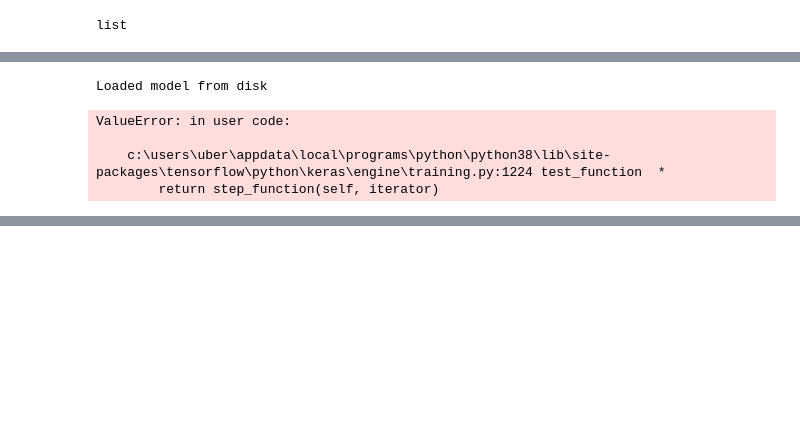
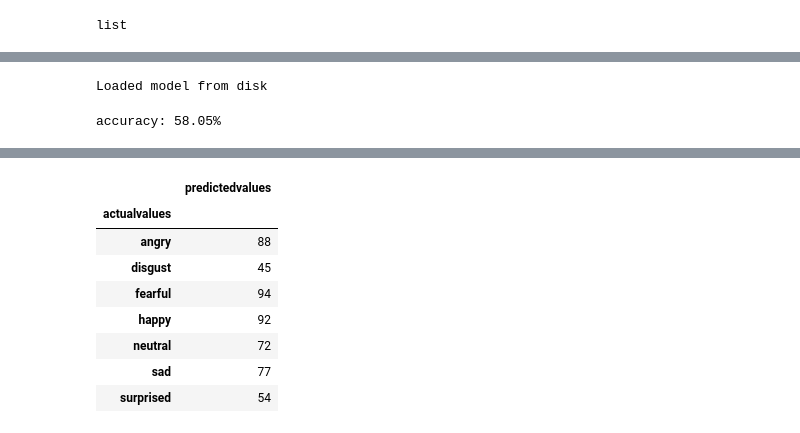
Before and after one commit to Bahaabrougui/Mood-Recognizer-from-Speech, a Jupyter notebook: Mood_recognition.ipynb, the cells around one changed output, grey strips where cells are left out. Cells and saved outputs as stored; diff of their text form; code cells hidden in the pictures; blank space fills up the shorter version.

```diff
--- a/Mood_recognition.ipynb
+++ b/Mood_recognition.ipynb
@@ -324,0 +201,5 @@ Epoch 696/700
+# %%
+#Normalize X test
+Max = np.amax(X_test_cnn)
+Min = np.amin(X_test_cnn)
+X_test_cnn = (X_test_cnn - Min) / (Max-Min)
@@ -351,21 +308,34 @@ with open("model.json", "w") as json_file:
 # %%
 # loading json and creating model
 from keras.models import model_from_json
-json_file = open('model1.json', 'r')
+json_file = open('model.json', 'r')
 loaded_model_json = json_file.read()
 json_file.close()
 loaded_model = model_from_json(loaded_model_json)
 # load weights into new model
-loaded_model.load_weights("saved_models/Emotion_Voice_Detection_Model1.h5")
+loaded_model.load_weights("saved_models/Emotion_Voice_Detection_Model.h5")
 print("Loaded model from disk")
-
-# evaluate loaded model on test data
-loaded_model.compile(loss='categorical_crossentropy', optimizer=opt, metrics=['accuracy'])
-score = loaded_model.evaluate(x_testcnn, y_test, verbose=0)
-print("%s: %.2f%%" % (loaded_model.metrics_names[1], score[1]*100))
 # %% [output]
 Loaded model from disk
-ValueError: in user code:
-
-    c:\users\uber\appdata\local\programs\python\python38\lib\site-packages\tensorflow\python\keras\engine\training.py:1224 test_function  *
-        return step_function(self, iterator)
+# %%
+# evaluate loaded model on test data
+loaded_model.compile(loss='binary_crossentropy', optimizer='adam', metrics=['accuracy'])
+score = loaded_model.evaluate(X_test_cnn, y_test, verbose=0)
+print("%s: %.2f%%" % (loaded_model.metrics_names[1], score[1]*100))
+# %% [output]
+accuracy: 58.05%
+# %%
+preds = loaded_model.predict(X_test_cnn,
+                         batch_size=32,
+                         verbose=1)
+preds1=preds.argmax(axis=1)
+abc = preds1.astype(int).flatten()
+predictions = (lb.inverse_transform((abc)))
+preddf = pd.DataFrame({'predictedvalues': predictions})
+actual=y_test.argmax(axis=1)
+abc123 = actual.astype(int).flatten()
+actualvalues = (lb.inverse_transform((abc123)))
+actualdf = pd.DataFrame({'actualvalues': actualvalues})
+finaldf = actualdf.join(preddf)
+finaldf.groupby('actualvalues').count()
+# %% [output]
@@ -371,0 +343,9 @@ ValueError: in user code:
+|  | predictedvalues |
+| actualvalues |  |
+| angry | 88 |
+| disgust | 45 |
+| fearful | 94 |
+| happy | 92 |
+| neutral | 72 |
+| sad | 77 |
+| surprised | 54 |
```
Also changed, not shown: parts of 62 cells of this notebook, 3 other files.
